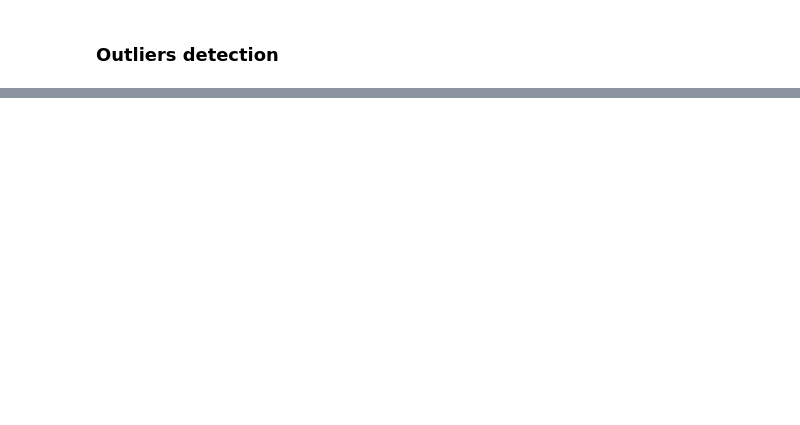
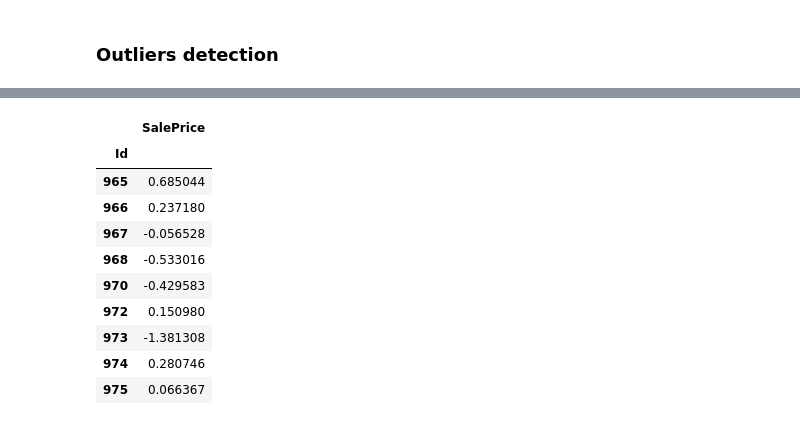
Before and after one commit to antirrabia/Data-Mining, a Jupyter notebook: notebooks/HousePrices.ipynb, the cells around one changed output, grey strips where cells are left out. Saved outputs shown, nothing was run; the diff lists cells and outputs as text; code cells hidden in the pictures; blank space fills up the shorter version.

```diff
--- a/notebooks/HousePrices.ipynb
+++ b/notebooks/HousePrices.ipynb
@@ -902,0 +906,2 @@ d_tr.tail(7)
+# %%
+y = y[ inliers_mask ]
@@ -902,0 +962,14 @@ d_tr.tail(7)
+# %%
+y.loc[965:975]
+# %% [output]
+|  | SalePrice |
+| Id |  |
+| 965 | 0.685044 |
+| 966 | 0.237180 |
+| 967 | -0.056528 |
+| 968 | -0.533016 |
+| 970 | -0.429583 |
+| 972 | 0.150980 |
+| 973 | -1.381308 |
+| 974 | 0.280746 |
+| 975 | 0.066367 |
```
Also changed, not shown: parts of 37 cells of this notebook.
